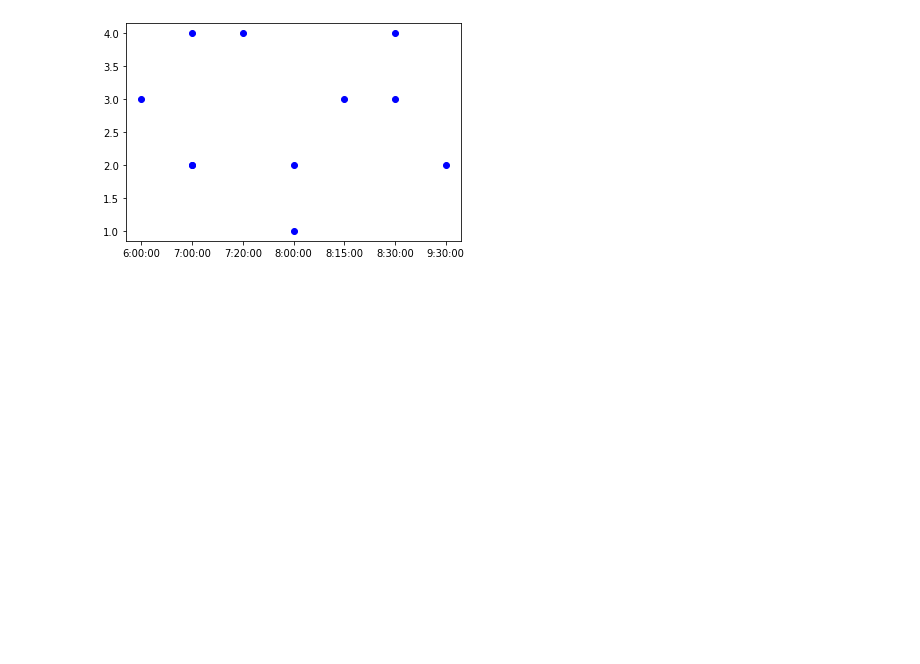
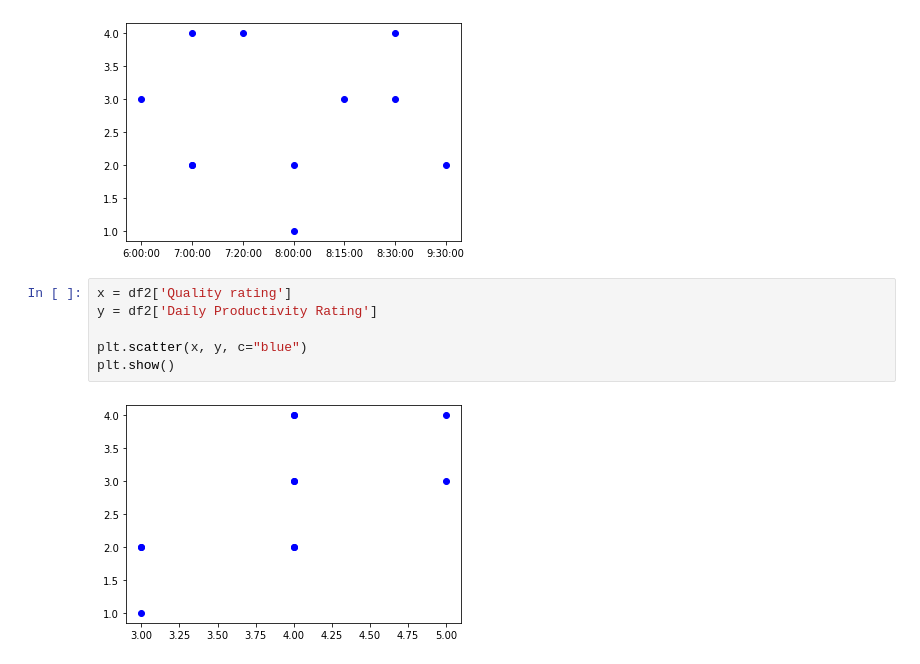
Before and after one commit to AliDzulfiqar/English-402-Data-Viz-Project, a Jupyter notebook: DataVizProject.ipynb, the cells around one changed output. Cells and saved outputs as stored; diff of their text form; blank space fills up the shorter version.

```diff
--- a/DataVizProject.ipynb
+++ b/DataVizProject.ipynb
@@ -73,3 +81,11 @@ plt.scatter(x, y, c="blue")
 plt.show()
 # %% [output]
 [figure]
+# %%
+x = df2['Quality rating']
+y = df2['Daily Productivity Rating']
+
+plt.scatter(x, y, c="blue")
+plt.show()
+# %% [output]
+[figure, added]
```
Also changed, not shown: parts of 1 cell of this notebook.
